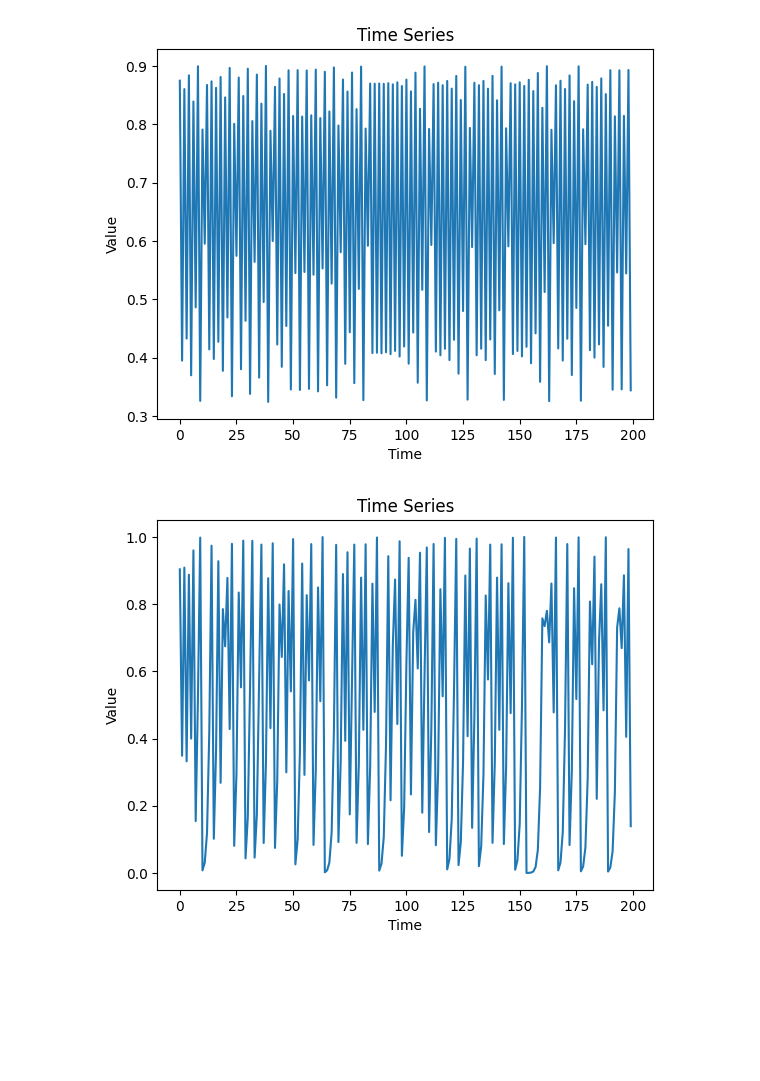
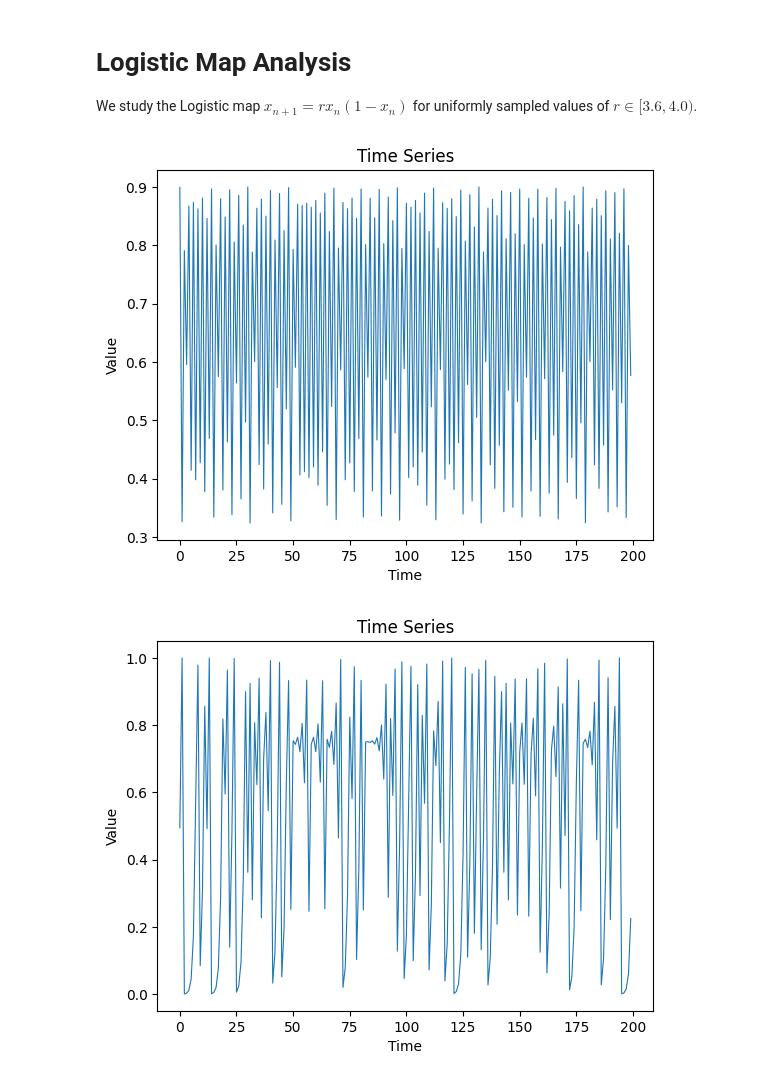
Before and after one commit to colinstephen/topological_divergences, a Jupyter notebook: laptop_testing.ipynb, the cells around one changed output. Saved outputs shown, nothing was run; the diff lists cells and outputs as text; code cells hidden in the pictures; blank space fills up the shorter version.

```diff
--- a/laptop_testing.ipynb
+++ b/laptop_testing.ipynb
@@ -7,10 +7,22 @@ r_values = np.linspace(3.6, 4.0, 1000)
+# %% [markdown]
+# Logistic Map Analysis
+
+We study the Logistic map $x_{n+1} = r x_n (1 - x_n)$ for uniformly sampled values of $r\in [3.6,4.0)$.
+# %%
+RANDOM_R = True
+
+if RANDOM_R:
+    r_values = np.random.uniform(3.6, 4.0, size=1000)  # uniformly sampled r values
+    r_values = np.sort(r_values)
+else:
+    r_values = np.linspace(3.6, 4.0, 1000)  # evenly spaced r values
 # %%
-time_series = [logistic_map(r, 0.2, 500) for r in r_values]
+time_series = [logistic_map(r, 0.2, 1000) for r in r_values]
 # %%
-plot_time_series(time_series[0][:200])
+plot_time_series(time_series[0][:200], plot_kwargs=dict(lw=0.8))
 # %% [output]
-[figure, old version]
+[figure, new version]
 # %%
-plot_time_series(time_series[-1][:200])
+plot_time_series(time_series[-1][:200], plot_kwargs=dict(lw=0.8))
 # %% [output]
-[figure, old version]
+[figure, new version]
```
Also changed, not shown: parts of 47 cells of this notebook, 1 other file.
